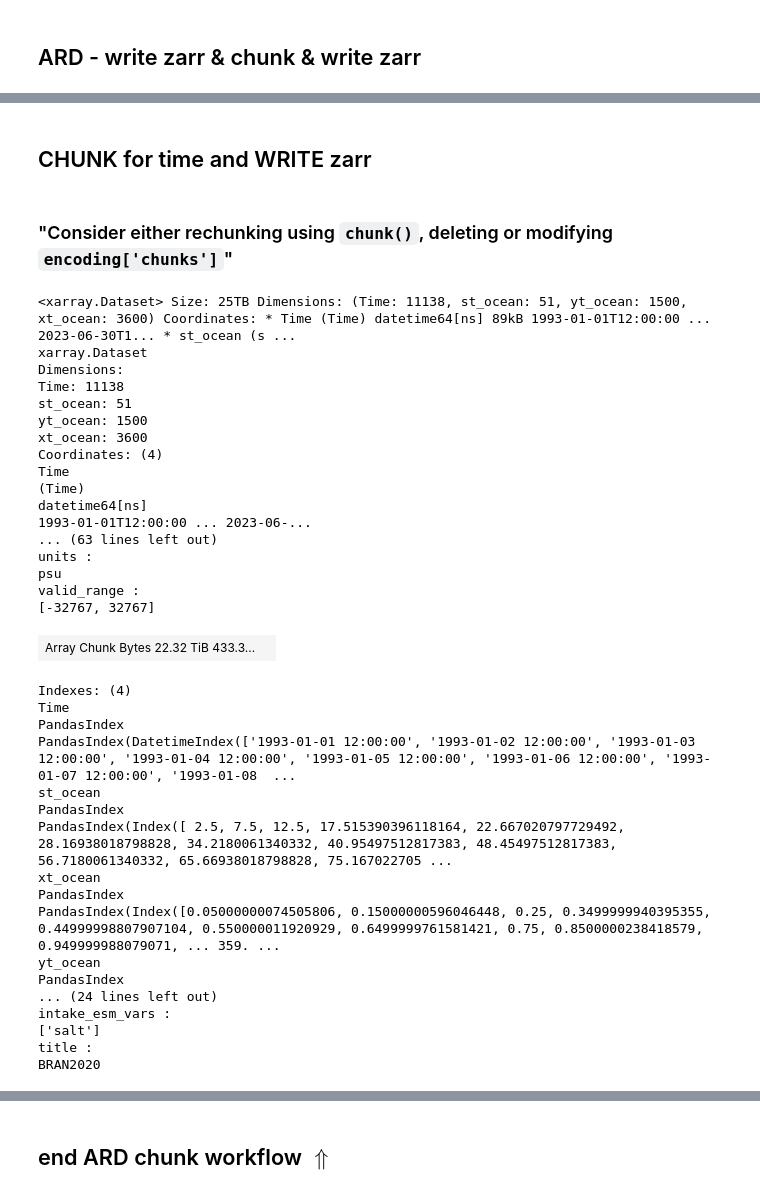
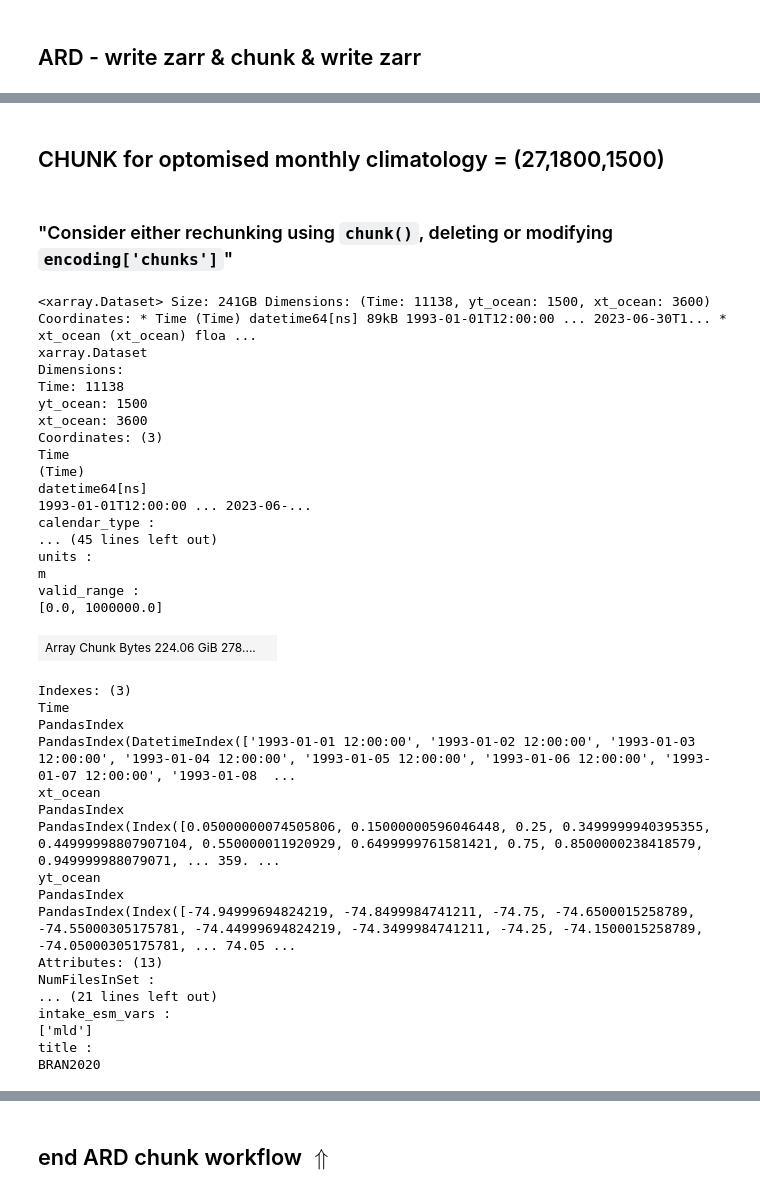
Before and after one commit to Thomas-Moore-Creative/BRAN-climatology-generator-demo, a Jupyter notebook: notebooks/BRAN2020_ARE_3D_chunk.ipynb, the cells around one changed output, grey strips where cells are left out. Cells and saved outputs as stored; diff of their text form; code cells hidden in the pictures.

```diff
--- a/notebooks/BRAN2020_ARE_3D_chunk.ipynb
+++ b/notebooks/BRAN2020_ARE_3D_chunk.ipynb
@@ -47,7 +59,6 @@ client
 ## ARD - write zarr & chunk & write zarr
 # %%
 BRAN2020_ard_path = '/scratch/es60/ard/reanalysis/BRAN2020/ARD/'
-# ard_file_ID = 'daily_zarr_archived/BRAN2020-daily-temp-v15122023.zarr'
-ard_file_ID = 'BRAN2020-daily-salt-v03042024.zarr'
+ard_file_ID = 'BRAN2020-daily-mld-v04042024.zarr'
 # %%
 BRAN2020_daily = xr.open_zarr(BRAN2020_ard_path+ard_file_ID,consolidated=True)
@@ -92,5 +102,5 @@ BRAN2020
 # %% [markdown]
-## CHUNK for time and WRITE zarr
+## CHUNK for optomised monthly climatology = (27,1800,1500)
 # %% [markdown]
 ### "Consider either rechunking using `chunk()`, deleting or modifying `encoding['chunks']`"
 # %%
@@ -106,40 +116,40 @@ ard_rcTime_file_ID = 'BRAN2020-daily-salt-chunk4time-v09042024.zarr'
 # %%
-BRAN2020_daily_rcTime =  BRAN2020_daily.chunk({'Time':-1,'st_ocean':-1,'xt_ocean':1,'yt_ocean':100})
-BRAN2020_daily_rcTime
+BRAN2020_daily_rc =  BRAN2020_daily.chunk({'Time':27,'xt_ocean':1800,'yt_ocean':1500})
+BRAN2020_daily_rc
 # %% [output]
-<xarray.Dataset> Size: 25TB Dimensions: (Time: 11138, st_ocean: 51, yt_ocean: 1500, xt_ocean: 3600) Coordinates: * Time (Time) datetime64[ns] 89kB 1993-01-01T12:00:00 ... 2023-06-30T1... * st_ocean (s ...
+<xarray.Dataset> Size: 241GB Dimensions: (Time: 11138, yt_ocean: 1500, xt_ocean: 3600) Coordinates: * Time (Time) datetime64[ns] 89kB 1993-01-01T12:00:00 ... 2023-06-30T1... * xt_ocean (xt_ocean) floa ...
 xarray.Dataset
 Dimensions:
 Time: 11138
-st_ocean: 51
 yt_ocean: 1500
 xt_ocean: 3600
-Coordinates: (4)
+Coordinates: (3)
 Time
 (Time)
 datetime64[ns]
 1993-01-01T12:00:00 ... 2023-06-...
-... (63 lines left out)
+calendar_type :
+... (45 lines left out)
 units :
-psu
+m
 valid_range :
-[-32767, 32767]
+[0.0, 1000000.0]
-| Array Chunk Bytes 22.32 TiB 433.3... |  |
+| Array Chunk Bytes 224.06 GiB 278.... |  |
-Indexes: (4)
+Indexes: (3)
 Time
 PandasIndex
 PandasIndex(DatetimeIndex(['1993-01-01 12:00:00', '1993-01-02 12:00:00', '1993-01-03 12:00:00', '1993-01-04 12:00:00', '1993-01-05 12:00:00', '1993-01-06 12:00:00', '1993-01-07 12:00:00', '1993-01-08  ...
-st_ocean
-PandasIndex
-PandasIndex(Index([ 2.5, 7.5, 12.5, 17.515390396118164, 22.667020797729492, 28.16938018798828, 34.2180061340332, 40.95497512817383, 48.45497512817383, 56.7180061340332, 65.66938018798828, 75.167022705 ...
 xt_ocean
 PandasIndex
 PandasIndex(Index([0.05000000074505806, 0.15000000596046448, 0.25, 0.3499999940395355, 0.44999998807907104, 0.550000011920929, 0.6499999761581421, 0.75, 0.8500000238418579, 0.949999988079071, ... 359. ...
 yt_ocean
 PandasIndex
-... (24 lines left out)
+PandasIndex(Index([-74.94999694824219, -74.8499984741211, -74.75, -74.6500015258789, -74.55000305175781, -74.44999694824219, -74.3499984741211, -74.25, -74.1500015258789, -74.05000305175781, ... 74.05 ...
+Attributes: (13)
+NumFilesInSet :
+... (21 lines left out)
 intake_esm_vars :
-['salt']
+['mld']
 title :
 BRAN2020
 # %%
```
Also changed, not shown: parts of 13 cells of this notebook, 2 other files.
